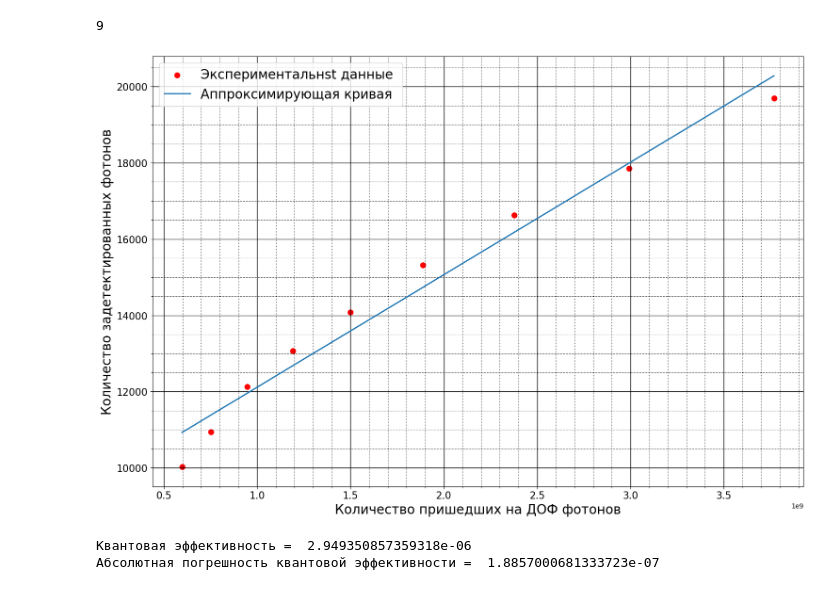
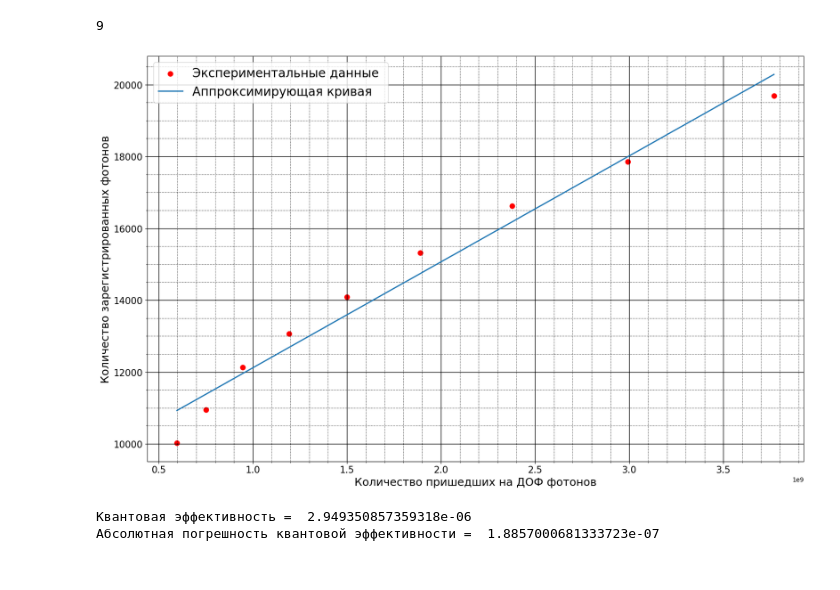
Before and after one commit to starosta39/laboratory_works_2, a Jupyter notebook: Single-photon detector/SPD.ipynb, the cells around one changed output. Drawn from its saved outputs; the diff is of its cells as text; code cells hidden in the pictures.

```diff
--- a/Single-photon detector/SPD.ipynb
+++ b/Single-photon detector/SPD.ipynb
@@ -168,31 +168,31 @@ d_a, d_b = np.sqrt(np.diag(cov))
 line = np.linspace(N[0], N[-1], 10000)
 curv = a*line + b
 # %%
-fig = plt.figure(figsize=(15, 10))
+fig = plt.figure(figsize=(16, 10))
 ax = fig.add_subplot(1,1,1)
 # подстройку толщин линий лучше выполнять самостоятельно
 width = 2
-ax.scatter(N, C, c='r',linewidth=width, s=50, label="Экспериментальнst данные ")
+ax.scatter(N, C, c='r',linewidth=width, s=50, label="Экспериментальные данные ")
 ax.plot(line, curv, linewidth=width, label="Аппроксимирующая кривая")
-ax.set_xlabel('Количество пришедших на ДОФ фотонов',fontweight='light',color='k', fontsize=20)
-ax.set_ylabel("Количество задетектированных фотонов",fontweight='light',color='k', fontsize=20)
+ax.set_xlabel('Количество пришедших на ДОФ фотонов',fontweight='light',color='k', fontsize=18)
+ax.set_ylabel("Количество зарегистрированных фотонов",fontweight='light',color='k', fontsize=18)
 plt.tight_layout()
 plt.tick_params(axis='both', which='major', labelsize=15)
 ax.minorticks_on()
 ax.legend(fontsize=20, loc='upper left')
 #  Определяем внешний вид линий основной сетки:
 ax.grid(which='major',
         color = 'k',
         linewidth = 1)
 
 #  Определяем внешний вид линий вспомогательной
 #  сетки:
 ax.grid(which='minor',
         color = 'k',
         linestyle = ':' )
 fig.savefig(os.path.join(sys.path[0]+'/plot', 'num_of_ph.png'))
 # %% [output]
-[figure, old version]
+[figure, new version]
 # %%
 #Квантовая эффективность
 QE = a
```
Also changed, not shown: 1 other file.
